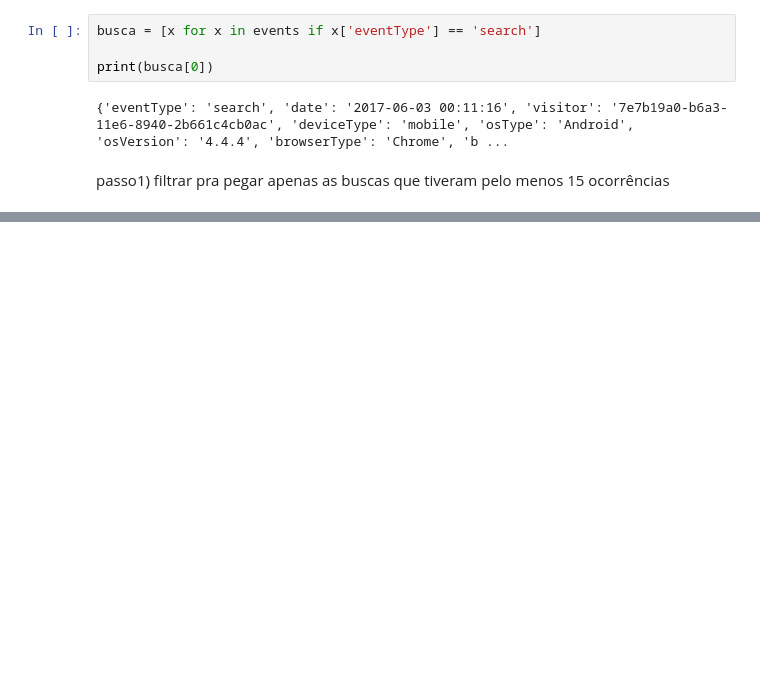
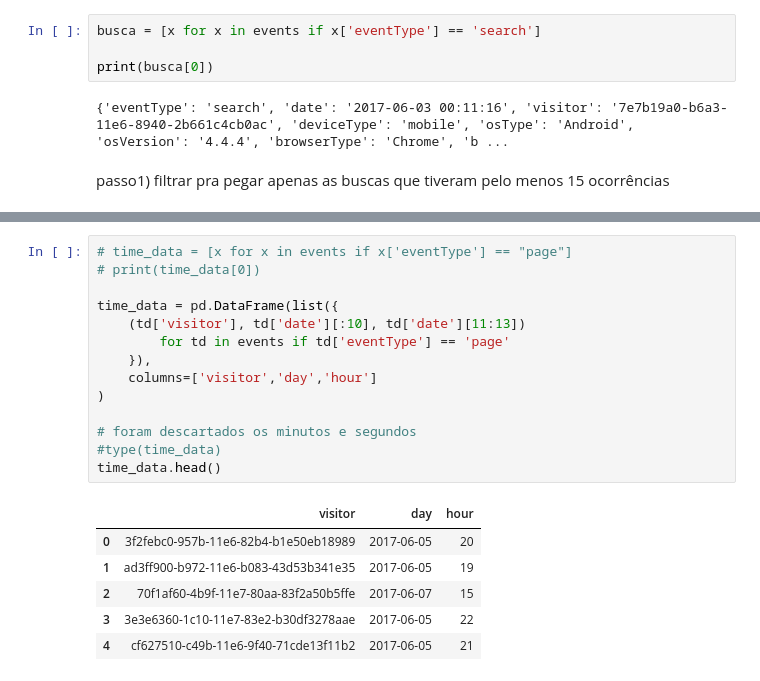
Before and after one commit to selaranjeira/desafio, a Jupyter notebook: desafio.ipynb, the cells around one changed output, grey strips where cells are left out. Cells and saved outputs as stored; diff of their text form; blank space fills up the shorter version.

```diff
--- a/desafio.ipynb
+++ b/desafio.ipynb
@@ -119,0 +125,21 @@ print(busca[0])
+# %%
+# time_data = [x for x in events if x['eventType'] == "page"]
+# print(time_data[0])
+
+time_data = pd.DataFrame(list({
+    (td['visitor'], td['date'][:10], td['date'][11:13])
+        for td in events if td['eventType'] == 'page'
+    }),
+    columns=['visitor','day','hour']
+)
+
+# foram descartados os minutos e segundos
+#type(time_data)
+time_data.head()
+# %% [output]
+|  | visitor | day | hour |
+| 0 | 3f2febc0-957b-11e6-82b4-b1e50eb18989 | 2017-06-05 | 20 |
+| 1 | ad3ff900-b972-11e6-b083-43d53b341e35 | 2017-06-05 | 19 |
+| 2 | 70f1af60-4b9f-11e7-80aa-83f2a50b5ffe | 2017-06-07 | 15 |
+| 3 | 3e3e6360-1c10-11e7-83e2-b30df3278aae | 2017-06-05 | 22 |
+| 4 | cf627510-c49b-11e6-9f40-71cde13f11b2 | 2017-06-05 | 21 |
```
Also changed, not shown: parts of 20 cells of this notebook.
